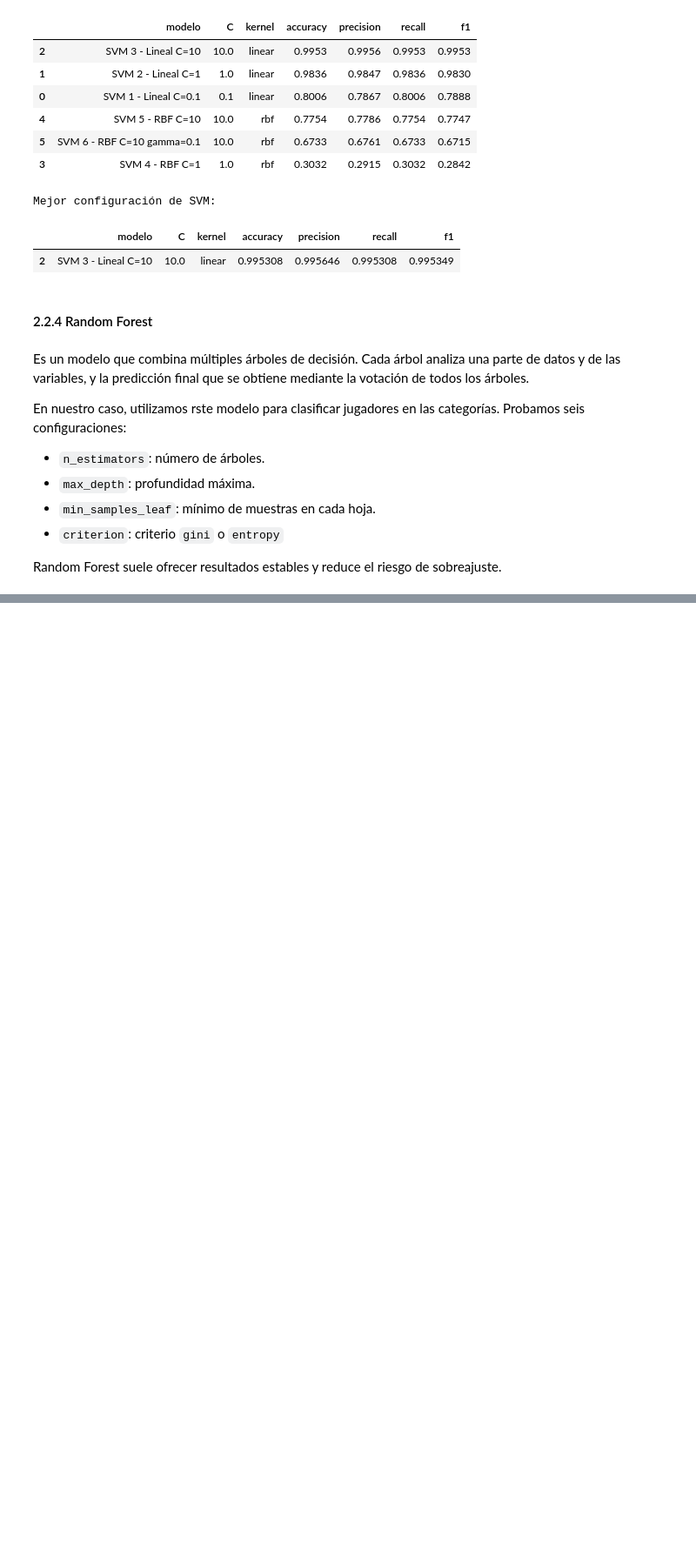
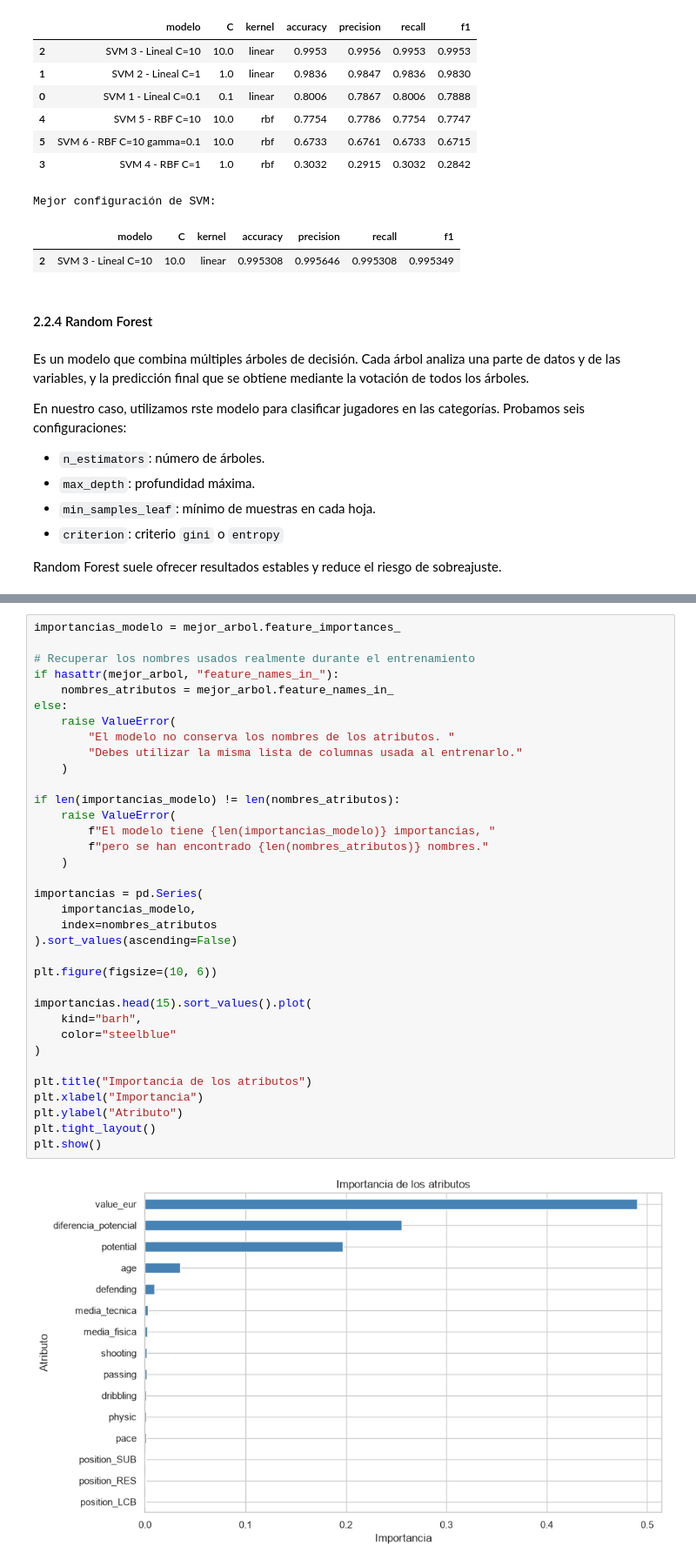
Before and after one commit to pedro-rodriguez-lopez/ML-Practica1-GrupoB9, a Jupyter notebook: PW1_E1_GRUPOB9.ipynb, the cells around one changed output, grey strips where cells are left out. Shown at 87% size. Drawn from its saved outputs; the diff is of its cells as text; blank space fills up the shorter version.

```diff
--- a/PW1_E1_GRUPOB9.ipynb
+++ b/PW1_E1_GRUPOB9.ipynb
@@ -801,0 +1135,37 @@ Mejor configuración de Random Forest:
+# %%
+importancias_modelo = mejor_arbol.feature_importances_
+
+# Recuperar los nombres usados realmente durante el entrenamiento
+if hasattr(mejor_arbol, "feature_names_in_"):
+    nombres_atributos = mejor_arbol.feature_names_in_
+else:
+    raise ValueError(
+        "El modelo no conserva los nombres de los atributos. "
+        "Debes utilizar la misma lista de columnas usada al entrenarlo."
+    )
+
+if len(importancias_modelo) != len(nombres_atributos):
+    raise ValueError(
+        f"El modelo tiene {len(importancias_modelo)} importancias, "
+        f"pero se han encontrado {len(nombres_atributos)} nombres."
+    )
+
+importancias = pd.Series(
+    importancias_modelo,
+    index=nombres_atributos
+).sort_values(ascending=False)
+
+plt.figure(figsize=(10, 6))
+
+importancias.head(15).sort_values().plot(
+    kind="barh",
+    color="steelblue"
+)
+
+plt.title("Importancia de los atributos")
+plt.xlabel("Importancia")
+plt.ylabel("Atributo")
+plt.tight_layout()
+plt.show()
+# %% [output]
+[figure, added]
```
Also changed, not shown: parts of 21 cells of this notebook.
